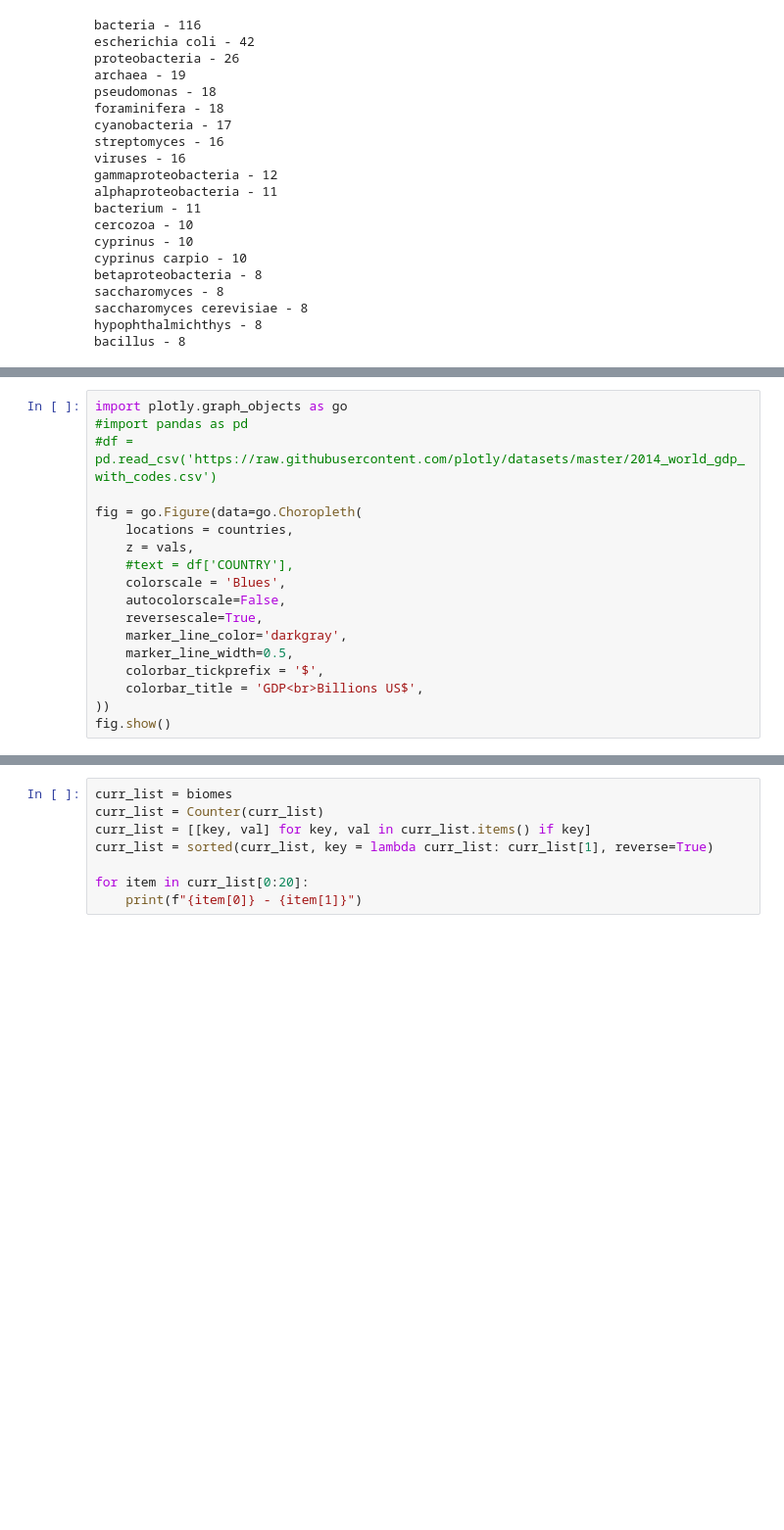
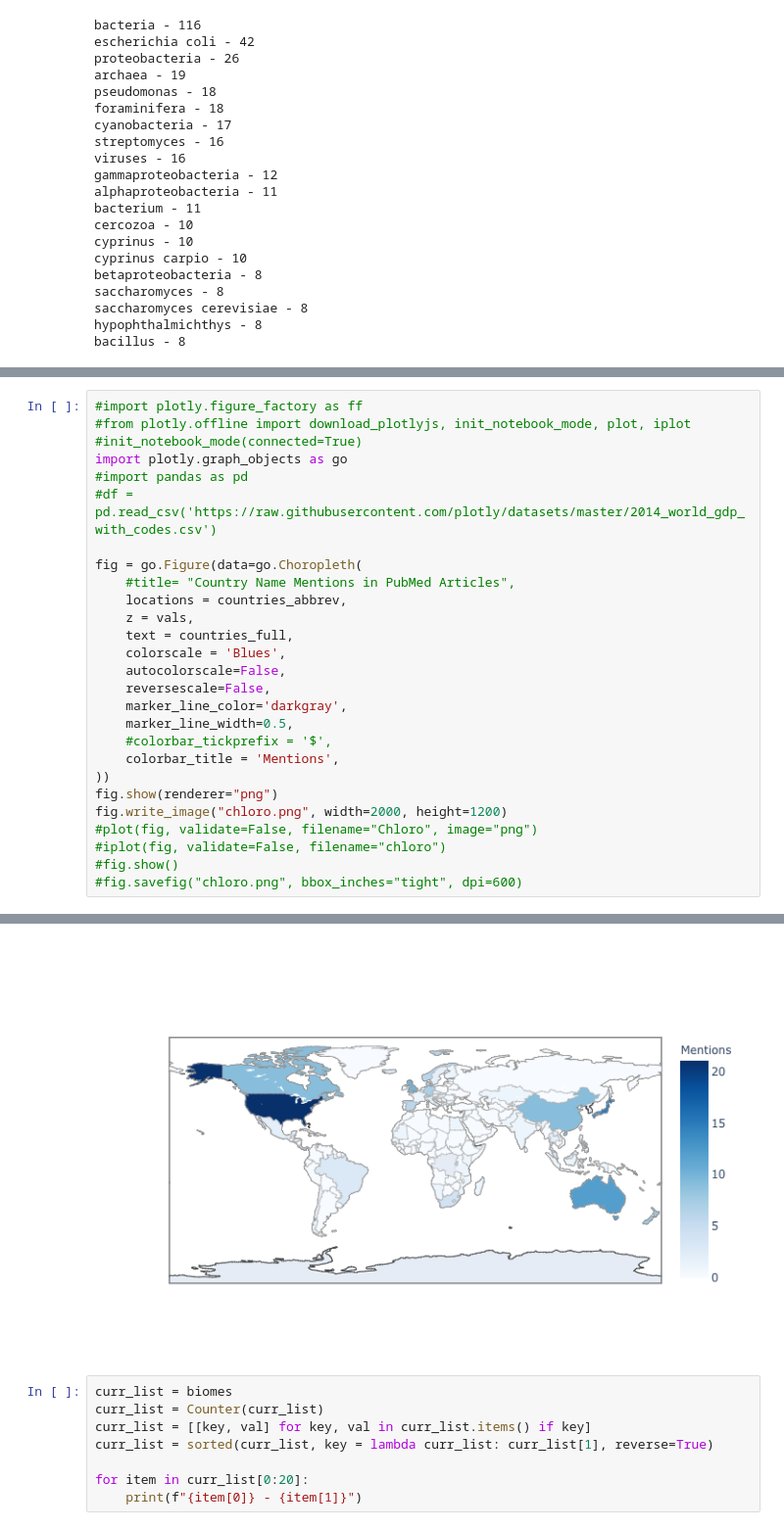
Before and after one commit to lucaspedroni/edna-lit-review, a Jupyter notebook: exploring_counts.ipynb, the cells around one changed output, grey strips where cells are left out. Shown: that part at 98% size. Drawn from its saved outputs; the diff is of its cells as text; blank space fills up the shorter version.

```diff
--- a/exploring_counts.ipynb
+++ b/exploring_counts.ipynb
@@ -188,19 +221,28 @@ Sweden - 1
 # %%
+#import plotly.figure_factory as ff
+#from plotly.offline import download_plotlyjs, init_notebook_mode, plot, iplot
+#init_notebook_mode(connected=True)
 import plotly.graph_objects as go
 #import pandas as pd
 #df = pd.read_csv('https://raw.githubusercontent.com/plotly/datasets/master/2014_world_gdp_with_codes.csv')
 
 fig = go.Figure(data=go.Choropleth(
-    locations = countries,
+    #title= "Country Name Mentions in PubMed Articles",
+    locations = countries_abbrev,
     z = vals,
-    #text = df['COUNTRY'],
+    text = countries_full,
     colorscale = 'Blues',
     autocolorscale=False,
-    reversescale=True,
+    reversescale=False,
     marker_line_color='darkgray',
     marker_line_width=0.5,
-    colorbar_tickprefix = '$',
-    colorbar_title = 'GDP<br>Billions US$',
+    #colorbar_tickprefix = '$',
+    colorbar_title = 'Mentions',
 ))
-fig.show()
+fig.show(renderer="png")
+fig.write_image("chloro.png", width=2000, height=1200)
+#plot(fig, validate=False, filename="Chloro", image="png")
+#iplot(fig, validate=False, filename="chloro")
+#fig.show()
+#fig.savefig("chloro.png", bbox_inches="tight", dpi=600)
 # %% [output]
@@ -208,3 +249,4 @@ fig.show()
+[figure, added]
 # %%
 curr_list = biomes
 curr_list = Counter(curr_list)
```
Also changed, not shown: parts of 3 cells of this notebook, 2 other files.
